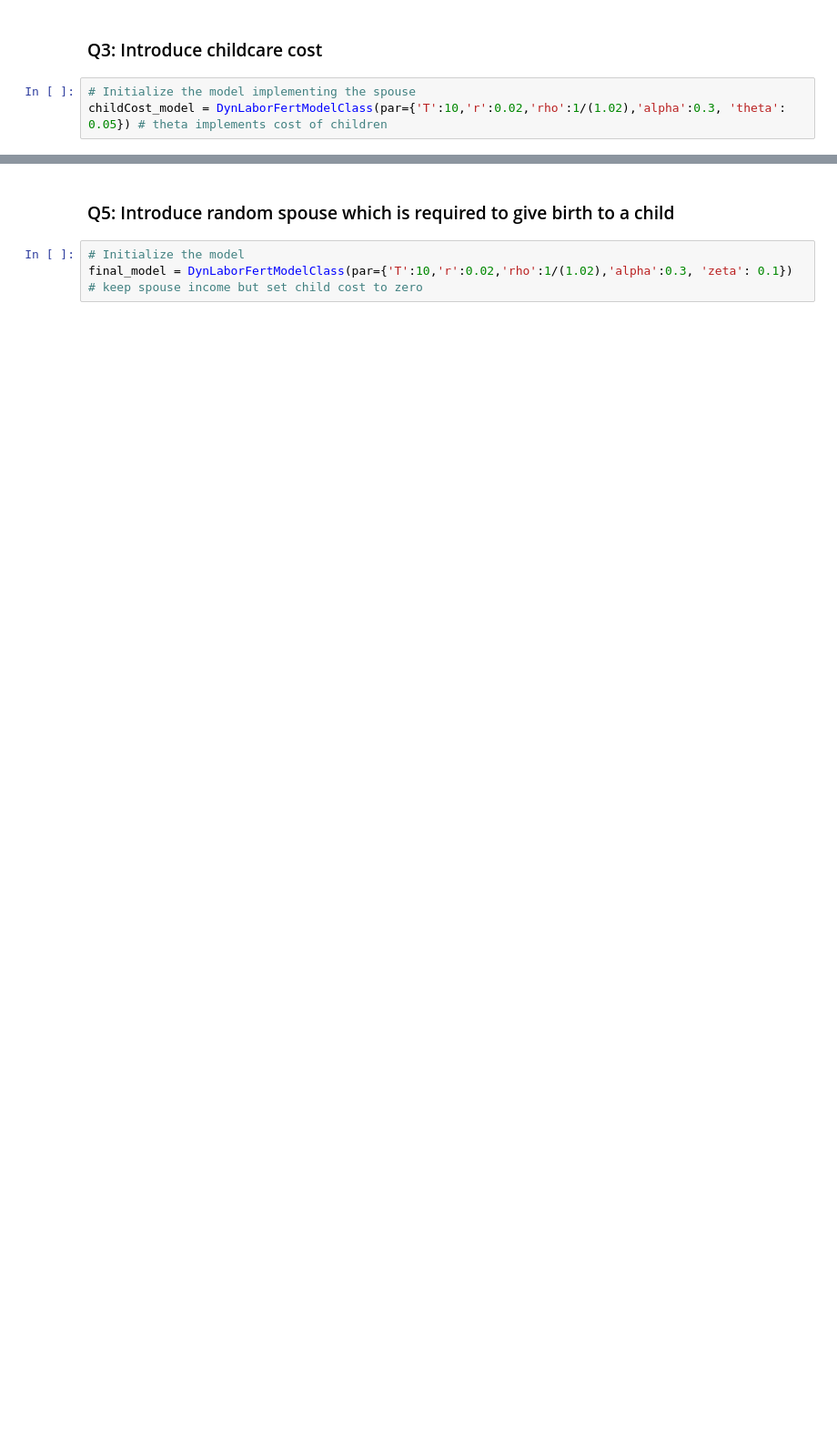
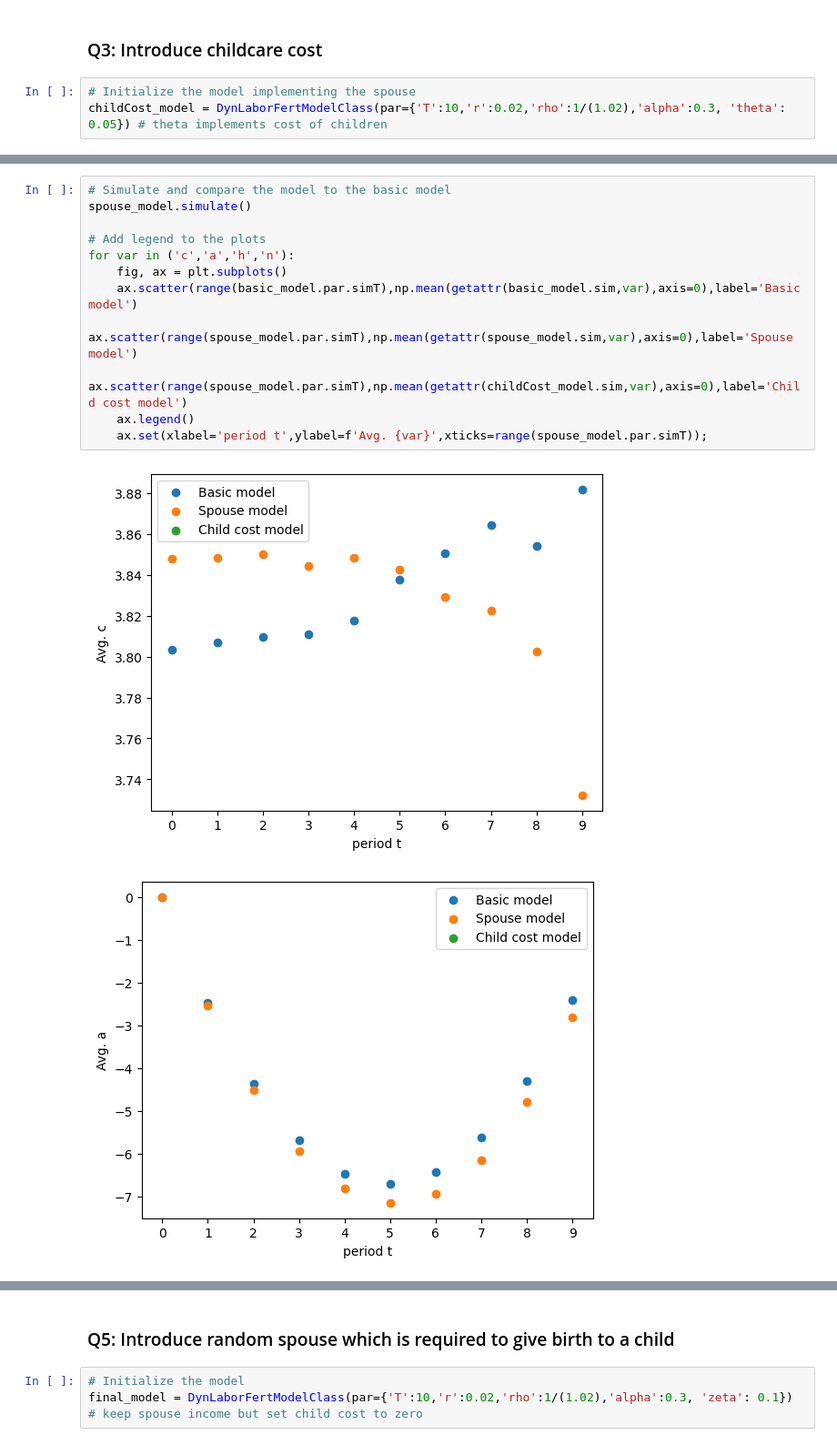
Before and after one commit to paulphilipphax/HouseholdBehavior, a Jupyter notebook: Assignments/01/Assignment1.ipynb, the cells around one changed output, grey strips where cells are left out. Shown at 91% size. Saved outputs shown, nothing was run; the diff lists cells and outputs as text; blank space fills up the shorter version.

```diff
--- a/Assignments/01/Assignment1.ipynb
+++ b/Assignments/01/Assignment1.ipynb
@@ -135,0 +131,15 @@ childCost_model = DynLaborFertModelClass(par={'T':10,'r':0.02,'rho':1/(1.02),'al
+# %%
+# Simulate and compare the model to the basic model
+spouse_model.simulate()
+
+# Add legend to the plots
+for var in ('c','a','h','n'):
+    fig, ax = plt.subplots()
+    ax.scatter(range(basic_model.par.simT),np.mean(getattr(basic_model.sim,var),axis=0),label='Basic model')
+    ax.scatter(range(spouse_model.par.simT),np.mean(getattr(spouse_model.sim,var),axis=0),label='Spouse model')
+    ax.scatter(range(spouse_model.par.simT),np.mean(getattr(childCost_model.sim,var),axis=0),label='Child cost model')
+    ax.legend()
+    ax.set(xlabel='period t',ylabel=f'Avg. {var}',xticks=range(spouse_model.par.simT));
+# %% [output]
+[figure, added]
+[figure, added]
```
Also changed, not shown: parts of 10 cells of this notebook, 2 other files.
